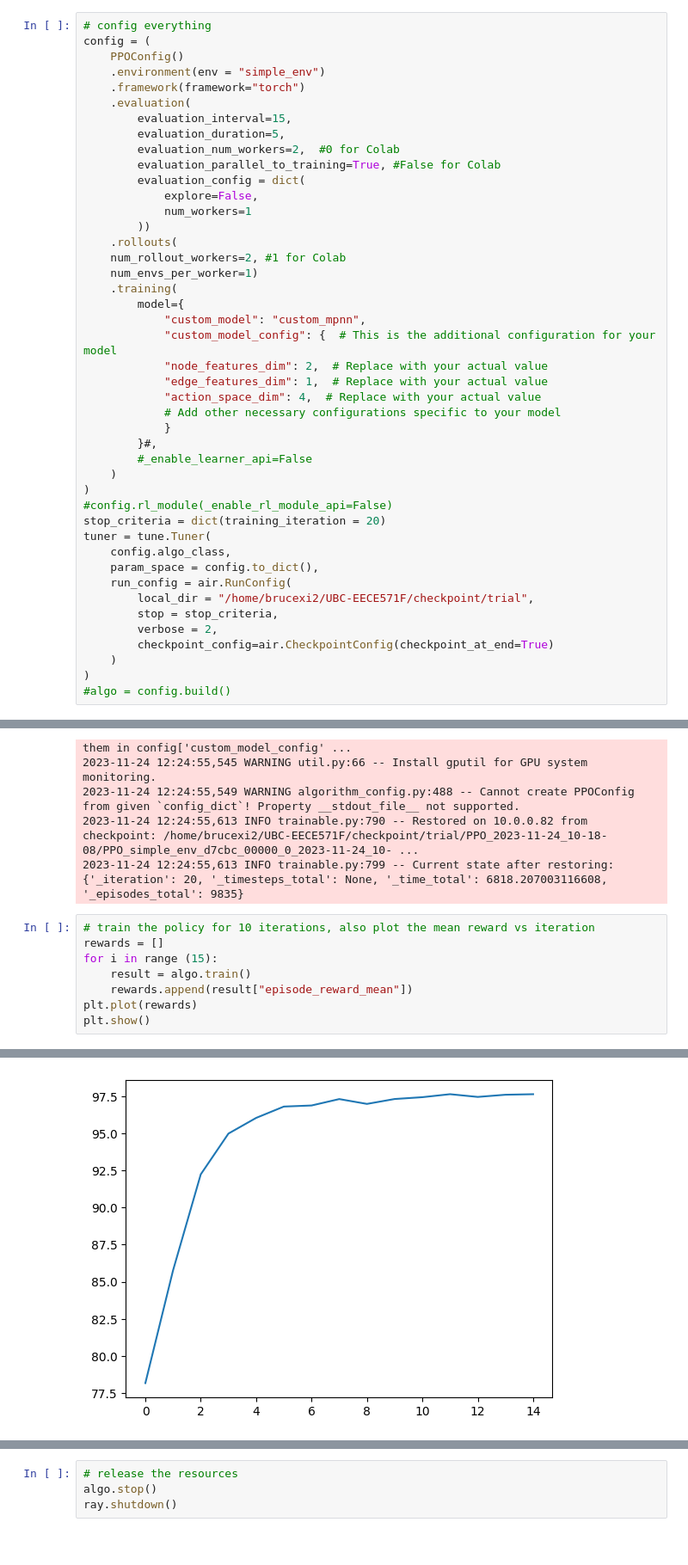
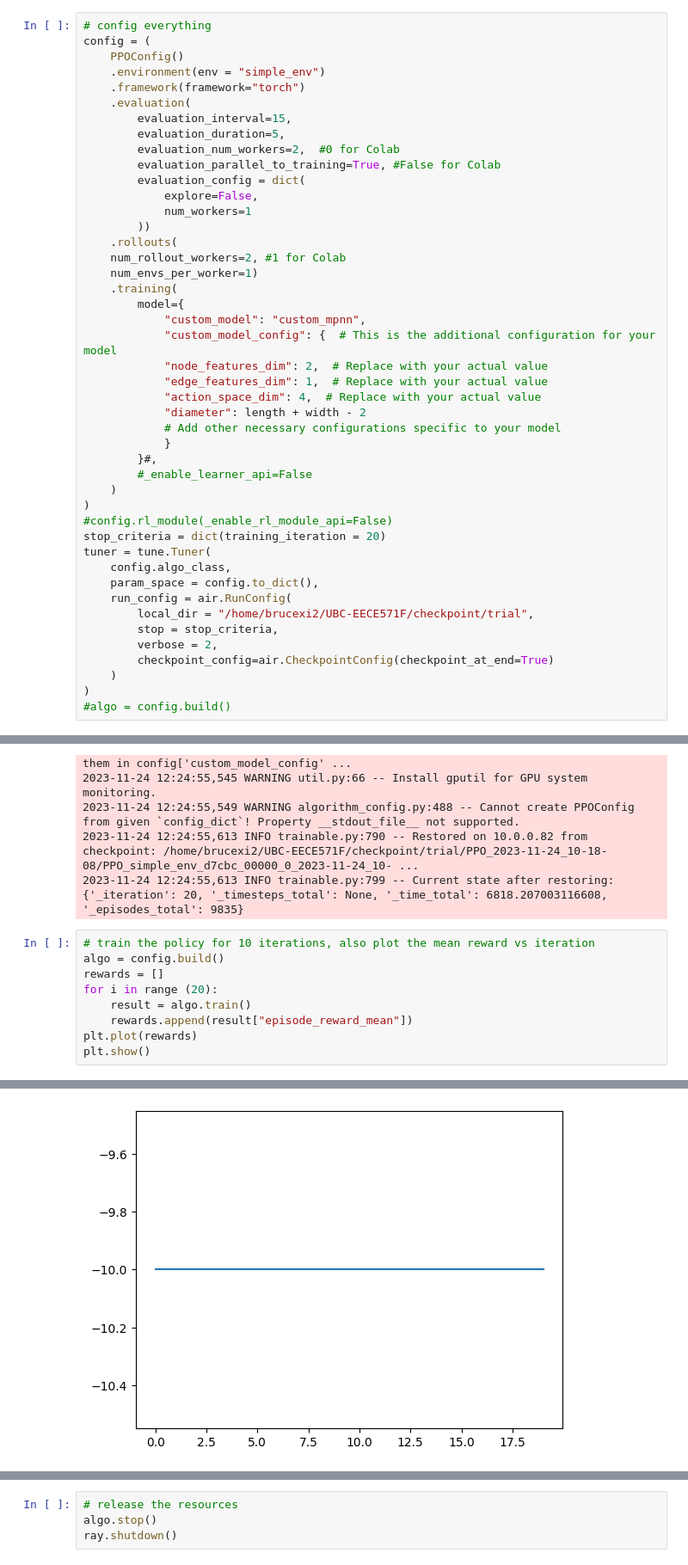
Before and after one commit to brucexi999/UBC-EECE571F, a Jupyter notebook: source/demo.ipynb, the cells around one changed output, grey strips where cells are left out. Shown: that part at 86% size. Cells and saved outputs as stored; diff of their text form.

```diff
--- a/source/demo.ipynb
+++ b/source/demo.ipynb
@@ -81,6 +81,7 @@ config = (
             "node_features_dim": 2,  # Replace with your actual value
             "edge_features_dim": 1,  # Replace with your actual value
             "action_space_dim": 4,  # Replace with your actual value
+            "diameter": length + width - 2
             # Add other necessary configurations specific to your model
             }
         }#,
@@ -173,8 +179,9 @@ algo.restore(ckpt)
 2023-11-24 12:24:55,613 INFO trainable.py:799 -- Current state after restoring: {'_iteration': 20, '_timesteps_total': None, '_time_total': 6818.207003116608, '_episodes_total': 9835}
 # %%
 # train the policy for 10 iterations, also plot the mean reward vs iteration
+algo = config.build()
 rewards = []
-for i in range (15):
+for i in range (20):
     result = algo.train()
     rewards.append(result["episode_reward_mean"])
 plt.plot(rewards)
@@ -200,4 +207,4 @@ plt.show()
-[figure, old version]
+[figure, new version]
 # %%
 # run inference
 num_episodes = 1
```
Also changed, not shown: parts of 6 cells of this notebook, 3 other files.
